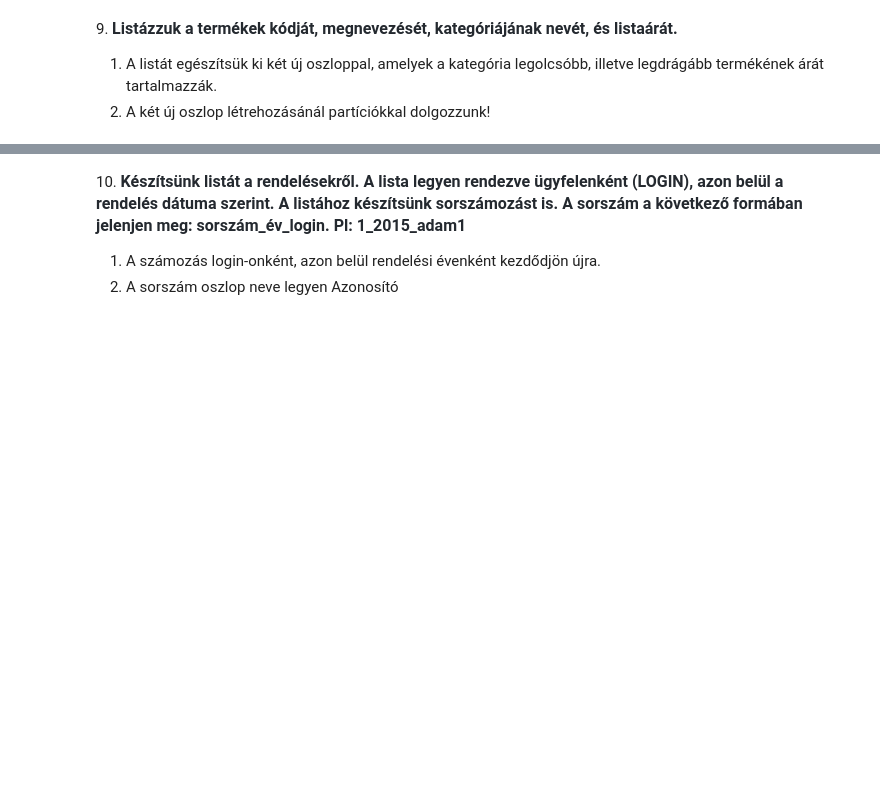
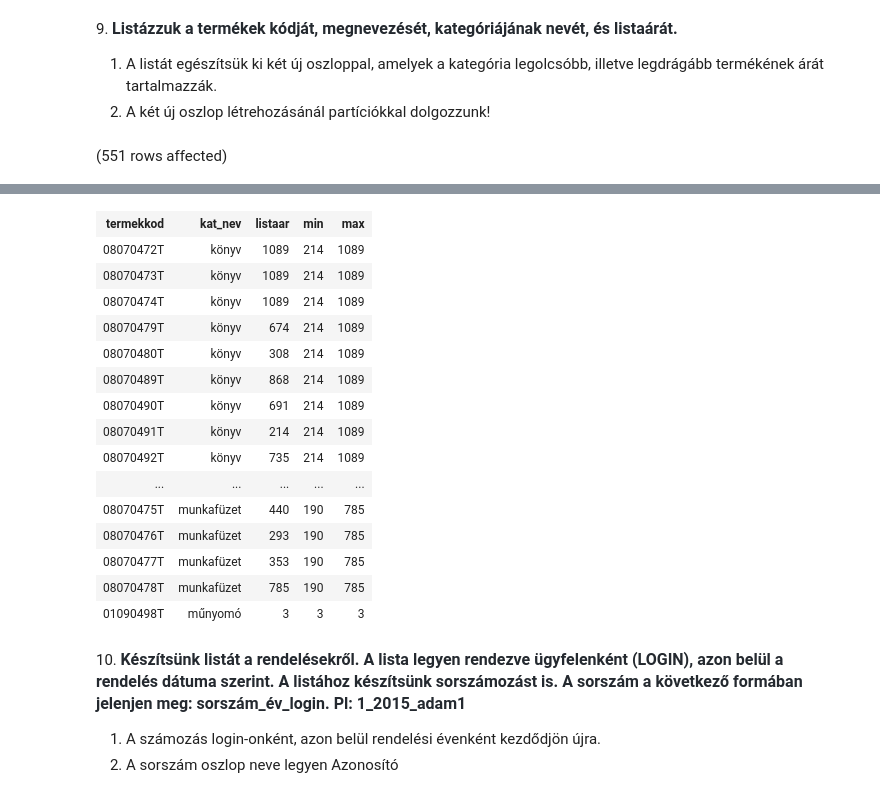
Before and after one commit to BorbelyBalazsCorvinus/Databases_OACMUT, a Jupyter notebook: gyakorlat05_feladatok.ipynb, the cells around one changed output, grey strips where cells are left out. Saved outputs shown, nothing was run; the diff lists cells and outputs as text; code cells hidden in the pictures; blank space fills up the shorter version.

```diff
--- a/gyakorlat05_feladatok.ipynb
+++ b/gyakorlat05_feladatok.ipynb
@@ -106,3 +153,7 @@ Total execution time: 00:00:00.015
 
 1. A listát egészítsük ki két új oszloppal, amelyek a kategória legolcsóbb, illetve legdrágább termékének árát tartalmazzák.
 2. A két új oszlop létrehozásánál partíciókkal dolgozzunk!
+# %%
+SELECT termekkod, kat_nev, listaar, min(LISTAAR) over(PARTITION BY termek.KAT_ID) as min, max(LISTAAR) over(PARTITION BY termek.KAT_ID) as max FROM termek JOIN Termekkategoria on termek.KAT_ID=Termekkategoria.KAT_ID
+# %% [output]
+(551 rows affected)
@@ -109,3 +161,19 @@ Total execution time: 00:00:00.015
+| termekkod | kat_nev | listaar | min | max |
+| 08070472T | könyv | 1089 | 214 | 1089 |
+| 08070473T | könyv | 1089 | 214 | 1089 |
+| 08070474T | könyv | 1089 | 214 | 1089 |
+| 08070479T | könyv | 674 | 214 | 1089 |
+| 08070480T | könyv | 308 | 214 | 1089 |
+| 08070489T | könyv | 868 | 214 | 1089 |
+| 08070490T | könyv | 691 | 214 | 1089 |
+| 08070491T | könyv | 214 | 214 | 1089 |
+| 08070492T | könyv | 735 | 214 | 1089 |
+| ... | ... | ... | ... | ... |
+| 08070475T | munkafüzet | 440 | 190 | 785 |
+| 08070476T | munkafüzet | 293 | 190 | 785 |
+| 08070477T | munkafüzet | 353 | 190 | 785 |
+| 08070478T | munkafüzet | 785 | 190 | 785 |
+| 01090498T | műnyomó | 3 | 3 | 3 |
 # %% [markdown]
 10. <span style="font-weight: 600; color: rgb(36, 41, 47); font-family: -apple-system, BlinkMacSystemFont, &quot;Segoe UI&quot;, Helvetica, Arial, sans-serif, &quot;Apple Color Emoji&quot;, &quot;Segoe UI Emoji&quot;; font-size: 16px;">Készítsünk listát a rendelésekről. A lista legyen rendezve ügyfelenként (LOGIN), azon belül a rendelés dátuma szerint. A listához készítsünk sorszámozást is. A sorszám a következő formában jelenjen meg: sorszám_év_login. Pl: 1_2015_adam1</span>
 
```
Also changed, not shown: parts of 4 cells of this notebook.
